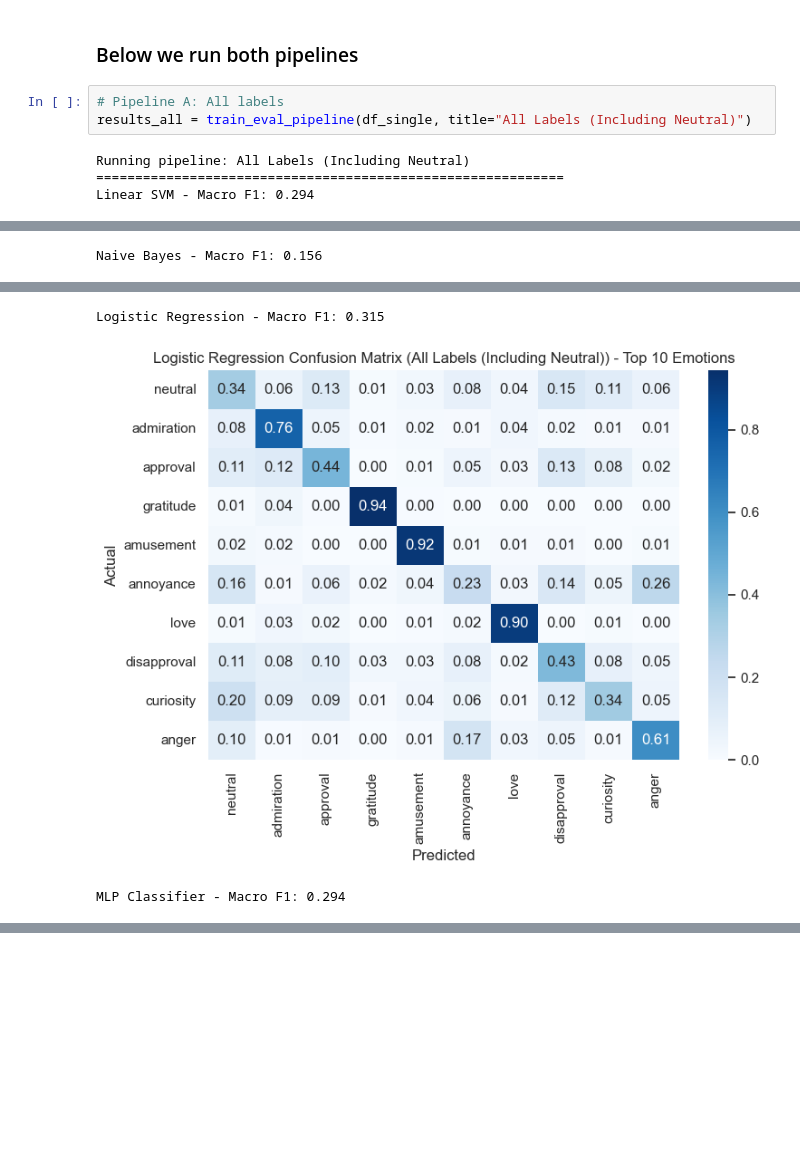
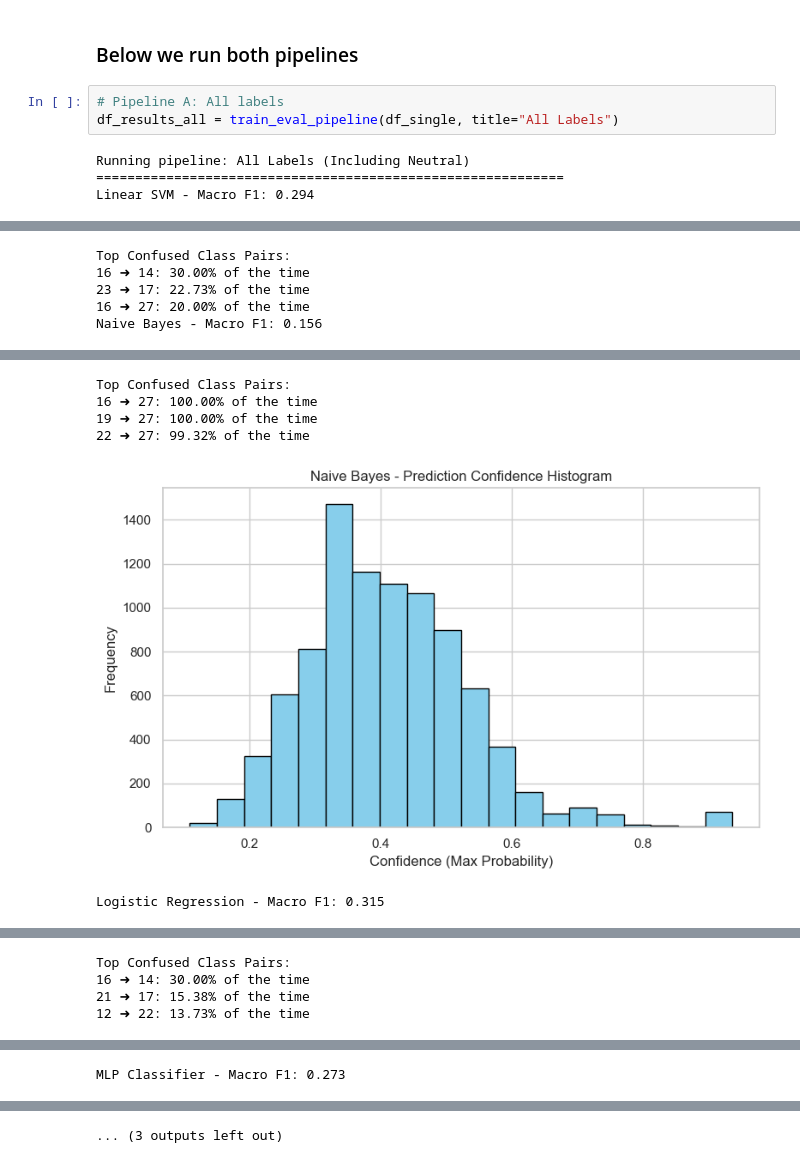
Before and after one commit to dangallego/emotion_recognition, a Jupyter notebook: notebooks/emotion_pipeline_comparison.ipynb, the cells around one changed output, grey strips where cells are left out. Drawn from its saved outputs; the diff is of its cells as text; blank space fills up the shorter version.

Commit message:
Functional updates and bug fixes for both notebooks. Makes clearer distinction between all labels in original pipeline and Ekman lables in ekman_pipeline

```diff
--- a/notebooks/emotion_pipeline_comparison.ipynb
+++ b/notebooks/emotion_pipeline_comparison.ipynb
@@ -160,7 +261,7 @@ def plot_confidence_histogram(model, X_test, model_name):
 ### Below we run both pipelines
 # %%
 # Pipeline A: All labels
-results_all = train_eval_pipeline(df_single, title="All Labels (Including Neutral)")
+df_results_all = train_eval_pipeline(df_single, title="All Labels")
 # %% [output]
 Running pipeline: All Labels (Including Neutral)
 ============================================================
@@ -169 +270,5 @@ Linear SVM - Macro F1: 0.294
+Top Confused Class Pairs:
+16 ➜ 14: 30.00% of the time
+23 ➜ 17: 22.73% of the time
+16 ➜ 27: 20.00% of the time
 Naive Bayes - Macro F1: 0.156
@@ -171,3 +276,6 @@ Naive Bayes - Macro F1: 0.156
-Logistic Regression - Macro F1: 0.315
+Top Confused Class Pairs:
+16 ➜ 27: 100.00% of the time
+19 ➜ 27: 100.00% of the time
+22 ➜ 27: 99.32% of the time
-[figure, old version]
+[figure, new version]
-MLP Classifier - Macro F1: 0.294
+Logistic Regression - Macro F1: 0.315
@@ -174,0 +283,4 @@ MLP Classifier - Macro F1: 0.294
+Top Confused Class Pairs:
+16 ➜ 14: 30.00% of the time
+21 ➜ 17: 15.38% of the time
+12 ➜ 22: 13.73% of the time
@@ -175,0 +288 @@ MLP Classifier - Macro F1: 0.294
+MLP Classifier - Macro F1: 0.273
@@ -176,3 +290,4 @@ MLP Classifier - Macro F1: 0.294
+... (3 outputs left out)
 # %%
 # Pipeline B: Neutral label not included
 df_no_neutral = df_single[df_single['label_name'] != 'neutral']
```
Also changed, not shown: parts of 5 cells of this notebook, 1 other file.
